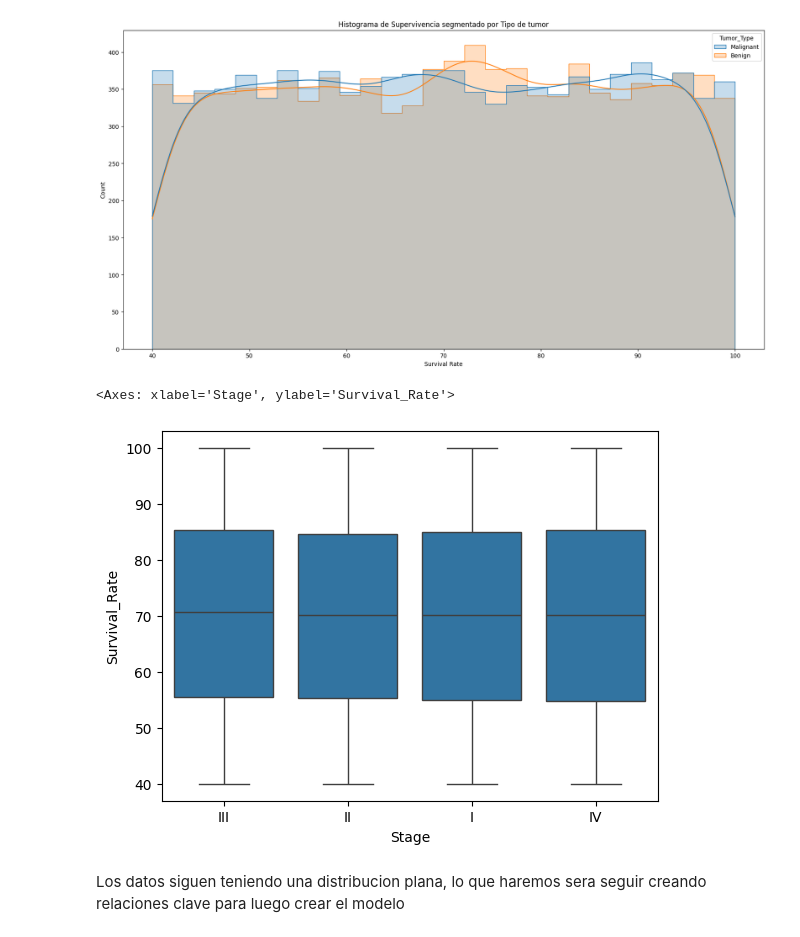
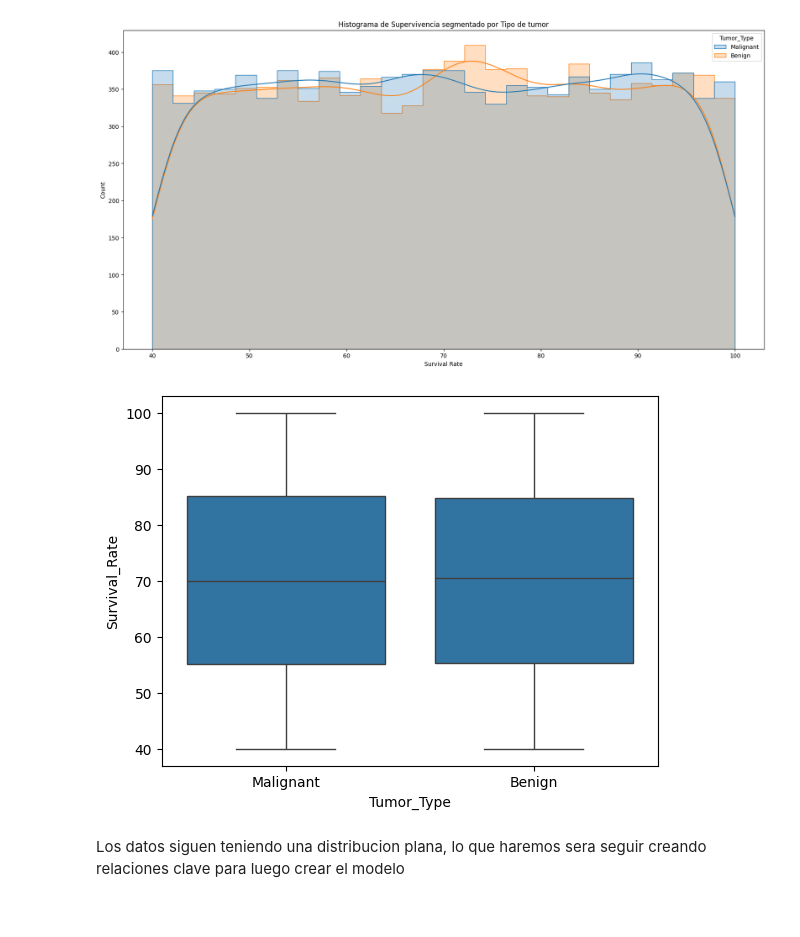
Before and after one commit to SantiiMorales/Proyecto-8-Data, a Jupyter notebook: eda.ipynb, the cells around one changed output. Saved outputs shown, nothing was run; the diff lists cells and outputs as text; code cells hidden in the pictures.

```diff
--- a/eda.ipynb
+++ b/eda.ipynb
@@ -207,12 +201,16 @@ ax.set_title('Histograma de Supervivencia segmentado por Tipo de tumor')
 ax.set_xlabel('Survival Rate');
 # %% [output]
 [figure]
+# %%
+def grafico_boxplot(data, x, y):
+    sns.boxplot(data=data, x=x, y=y)
+    plt.show()
+    return
 # %%
 #La meseta no desaparecio, asi que haremos un boxplot para revisar los outliers
-sns.boxplot(data=df, x='Stage', y='Survival_Rate')
+grafico_boxplot(df, 'Tumor_Type', 'Survival_Rate')
 # %% [output]
-<Axes: xlabel='Stage', ylabel='Survival_Rate'>
-[figure, old version]
+[figure, new version]
 # %% [markdown]
 Los datos siguen teniendo una distribucion plana, lo que haremos sera seguir creando relaciones clave para luego crear el modelo
 # %% [markdown]
```
Also changed, not shown: parts of 35 cells of this notebook.
